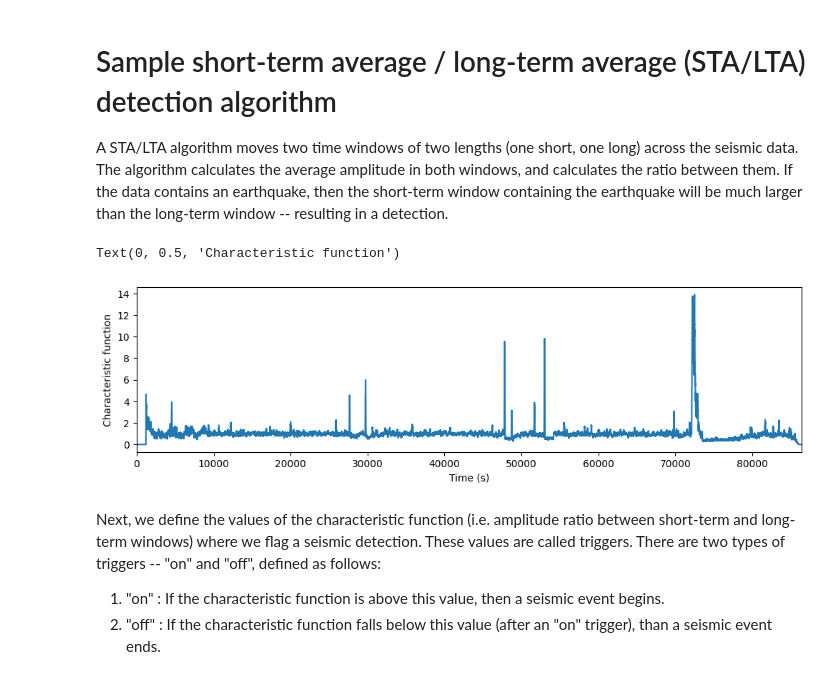
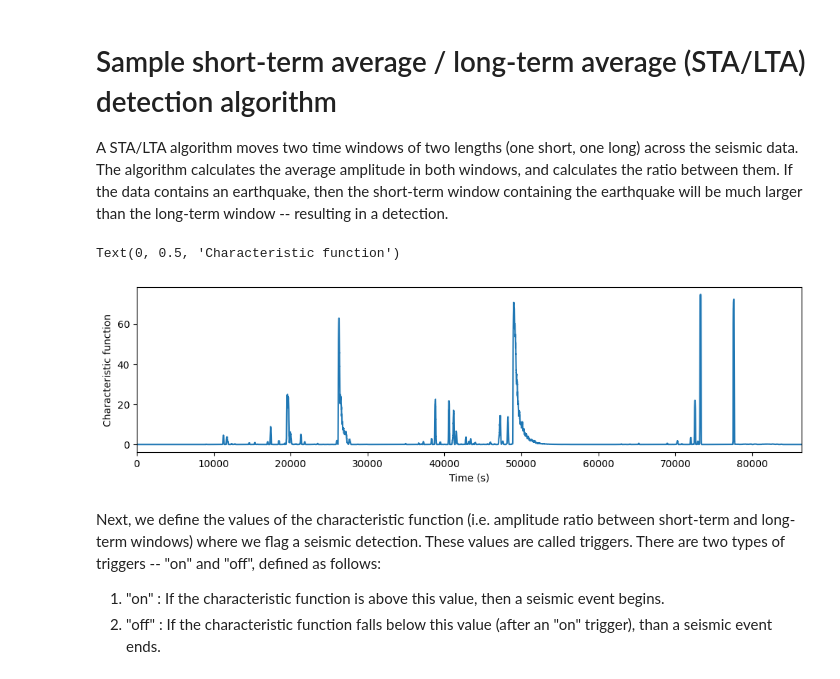
Before and after one commit to FabrizioDeFiore/NASA_SpaceApp2024_ShakeItOff_Space, a Jupyter notebook: Code/FABsCheckpoints.ipynb, the cells around one changed output. Drawn from its saved outputs; the diff is of its cells as text; code cells hidden in the pictures.

```diff
--- a/Code/FABsCheckpoints.ipynb
+++ b/Code/FABsCheckpoints.ipynb
@@ -270,29 +275,29 @@ A STA/LTA algorithm moves two time windows of two lengths (one short, one long)
 # %%
 from obspy.signal.invsim import cosine_taper
 from obspy.signal.filter import highpass
 from obspy.signal.trigger import classic_sta_lta, plot_trigger, trigger_onset
 
 # Sampling frequency of our trace
 df = tr.stats.sampling_rate
 
 # How long should the short-term and long-term window be, in seconds?
-sta_len = 60
-lta_len = 1200
+sta_len = 120
+lta_len = 9000
 
 # Run Obspy's STA/LTA to obtain a characteristic function
 # This function basically calculates the ratio of amplitude between the short-term
 # and long-term windows, moving consecutively in time across the data
 cft = classic_sta_lta(tr_data, int(sta_len * df), int(lta_len * df))
 
 # Plot characteristic function
 fig,ax = plt.subplots(1,1,figsize=(12,3))
 ax.plot(tr_times,cft)
 ax.set_xlim([min(tr_times),max(tr_times)])
 ax.set_xlabel('Time (s)')
 ax.set_ylabel('Characteristic function')
 # %% [output]
 Text(0, 0.5, 'Characteristic function')
-[figure, old version]
+[figure, new version]
 # %% [markdown]
 Next, we define the values of the characteristic function (i.e. amplitude ratio between short-term and long-term windows) where we flag a seismic detection. These values are called triggers. There are two types of triggers -- "on" and "off", defined as follows:
 
```
Also changed, not shown: parts of 17 cells of this notebook, 2 other files.
